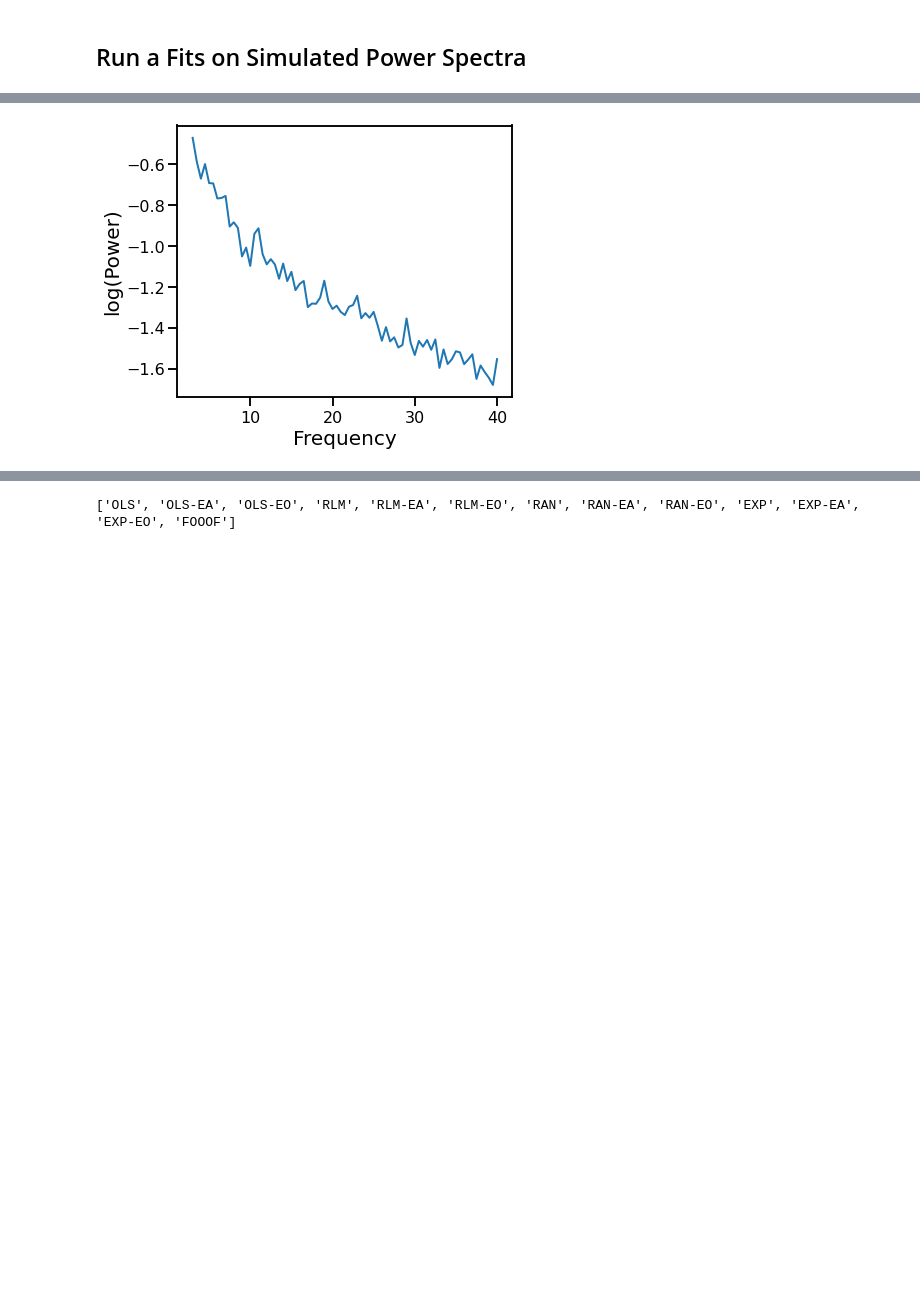
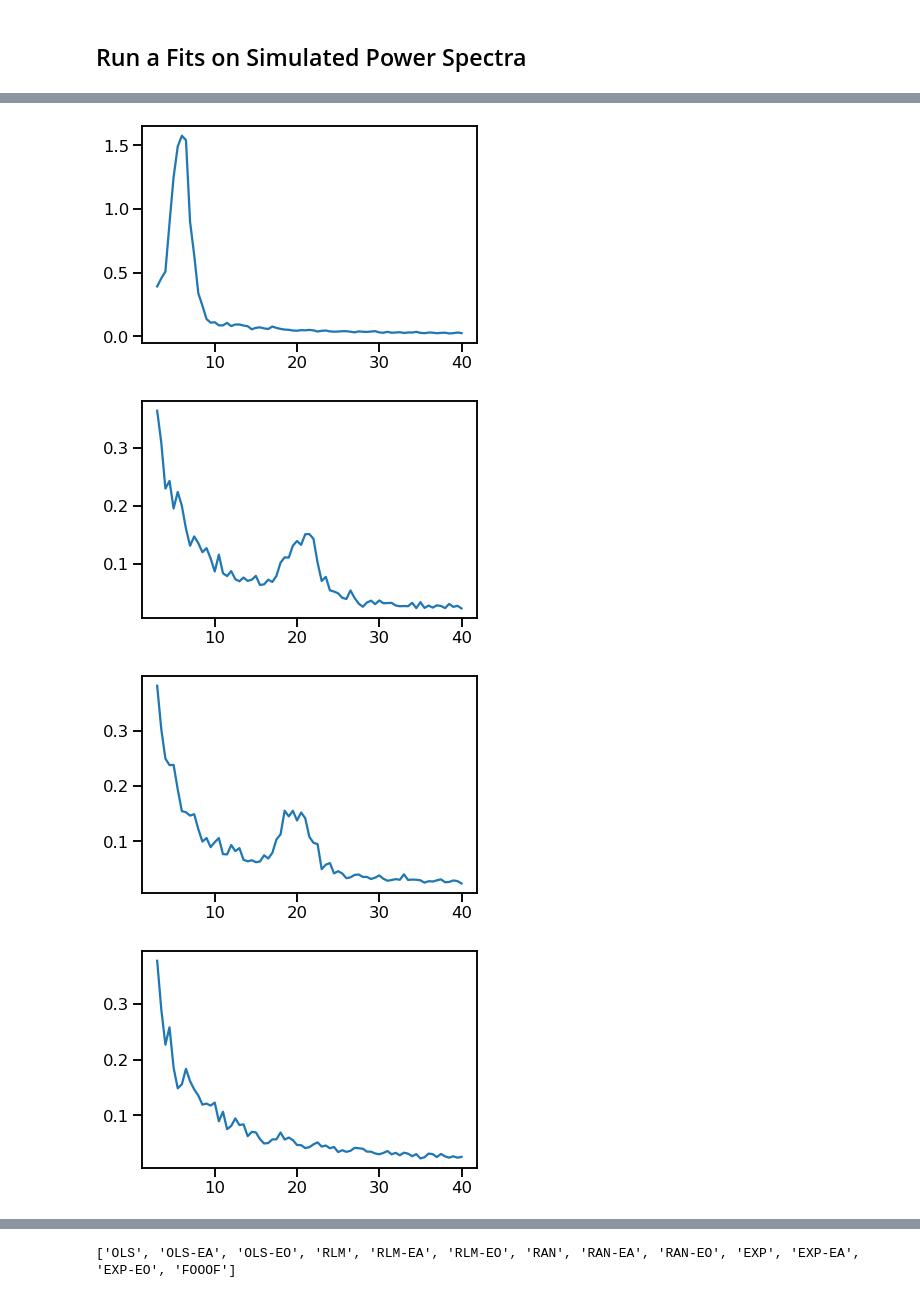
Before and after one commit to AperiodicMethods/AperiodicMethods, a Jupyter notebook: notebooks/02-FittingSimSpectra.ipynb, the cells around one changed output, grey strips where cells are left out. Saved outputs shown, nothing was run; the diff lists cells and outputs as text; code cells hidden in the pictures; blank space fills up the shorter version.

```diff
--- a/notebooks/02-FittingSimSpectra.ipynb
+++ b/notebooks/02-FittingSimSpectra.ipynb
@@ -105,5 +107,5 @@ plot_psds_two(fs, psd, np.log10(fs), np.log10(psd))
 # %%
 # Simulate an example power spectrum
-fs, psd = gen_power_spectrum(f_range, [off_val, exp_val], peaks, noise)
+freqs, psd = gen_power_spectrum(f_range, [off_val, exp_val], peaks, noise)
 # %%
 # Plot and check a simulated spectrum, plotted in semi-log and log space
@@ -158,12 +166,11 @@ plot_psds(freqs, psds[10, :])
-# %%
-# OLD: Simulate a group of PSDs
-freqs, psds = sim_n_psds(n_psds, f_range, exp_val, gen_osc_def, noise)
-plot_psds(freqs, psds[:, 10])
-# %% [output]
-[figure, removed]
 # %%
-# # Check out some of the simulated power spectra
-# for ind, psd in enumerate(psds.T):
-#     if ind < 5:
-#         plt.figure()
-#         plt.plot(freqs, psd)
+# Check out some of the simulated power spectra
+for ind, psd in enumerate(psds.T):
+    if ind < 5:
+        plt.figure()
+        plt.plot(freqs, psd)
+# %% [output]
+[figure, added]
+[figure, added]
+[figure, added]
+[figure, added]
```
Also changed, not shown: parts of 20 cells of this notebook, 6 other files.
